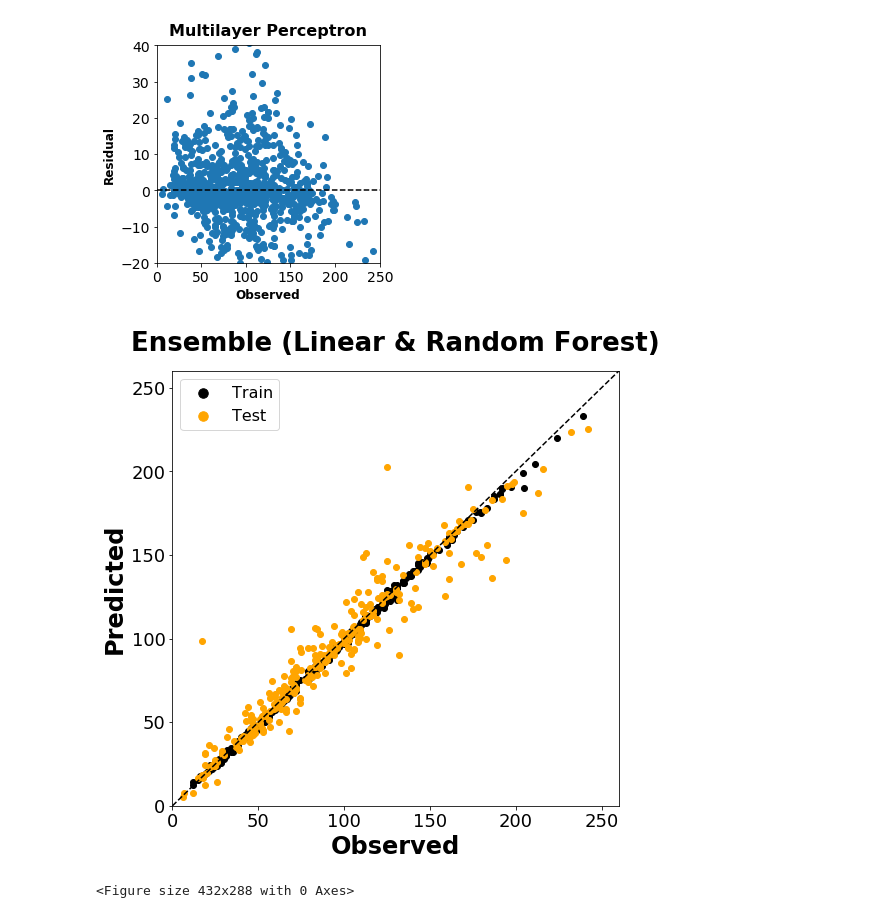
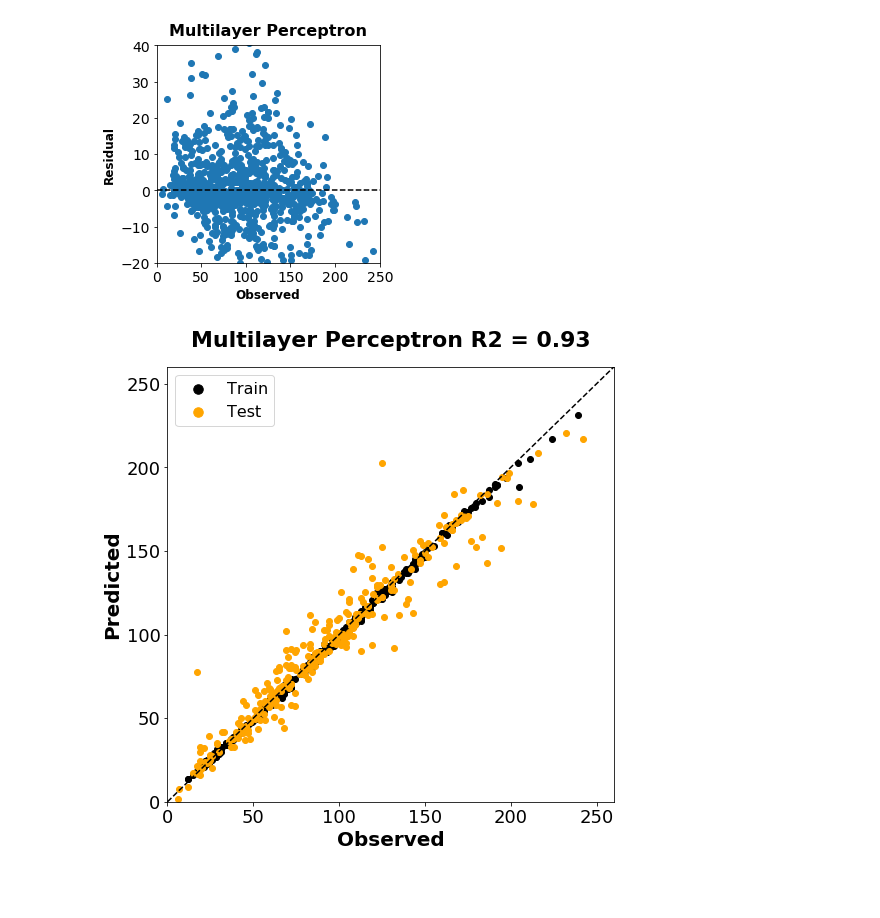
Before and after one commit to Clairehw/LifeSpan, a Jupyter notebook: Multilayer Perceptron.ipynb, the cells around one changed output. Drawn from its saved outputs; the diff is of its cells as text; code cells hidden in the pictures; blank space fills up the shorter version.

```diff
--- a/Multilayer Perceptron.ipynb
+++ b/Multilayer Perceptron.ipynb
@@ -192,21 +194,20 @@ plt.yticks(fontsize = 14)
 # %%
 plt.figure(figsize=(8,8))
 plt.scatter(y_train[1000:1300], y_train_nn[1000:1300], label = 'Train', color='black')
 plt.scatter(y_test[1000:1300], y_test_nn[1000:1300], label = 'Test', color ='orange')
 plt.plot(range(300), range(300), '-k',linestyle ='--')
 plt.xlim(0, 260)
 plt.ylim(0, 260)
-plt.title('Ensemble (Linear & Random Forest)', fontsize =26, fontweight = 'bold', pad=20)
-plt.xlabel('Observed',fontsize =24, fontweight = 'bold')
-plt.ylabel('Predicted',fontsize =24, fontweight = 'bold')
+plt.title('Multilayer Perceptron R2 = 0.93', fontsize =22, fontweight = 'bold', pad=20)
+plt.xlabel('Observed',fontsize =20, fontweight = 'bold')
+plt.ylabel('Predicted',fontsize =20, fontweight = 'bold')
 plt.xticks(fontsize = 18)
 plt.yticks(fontsize = 18)
 a = plt.legend(loc='upper left', fontsize = 16)
 # (prop = {'size': 20})
 a.legendHandles[0]._sizes =[90]
 a.legendHandles[1]._sizes =[90]
 plt.show()
-plt.savefig('Ensemble-VR predicted vs observed.png', dpi = 400)
+# plt.savefig('Multilayer Perceptron predicted vs observed.png', dpi = 400)
 # %% [output]
-[figure, old version]
+[figure, new version]
-<Figure size 432x288 with 0 Axes>
```
Also changed, not shown: parts of 3 cells of this notebook.
